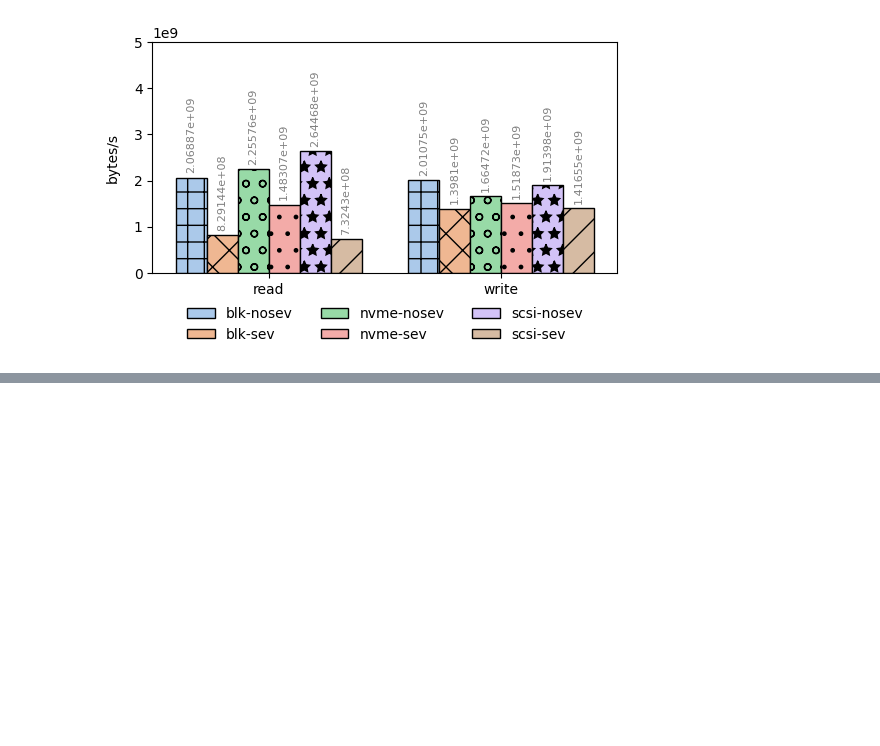
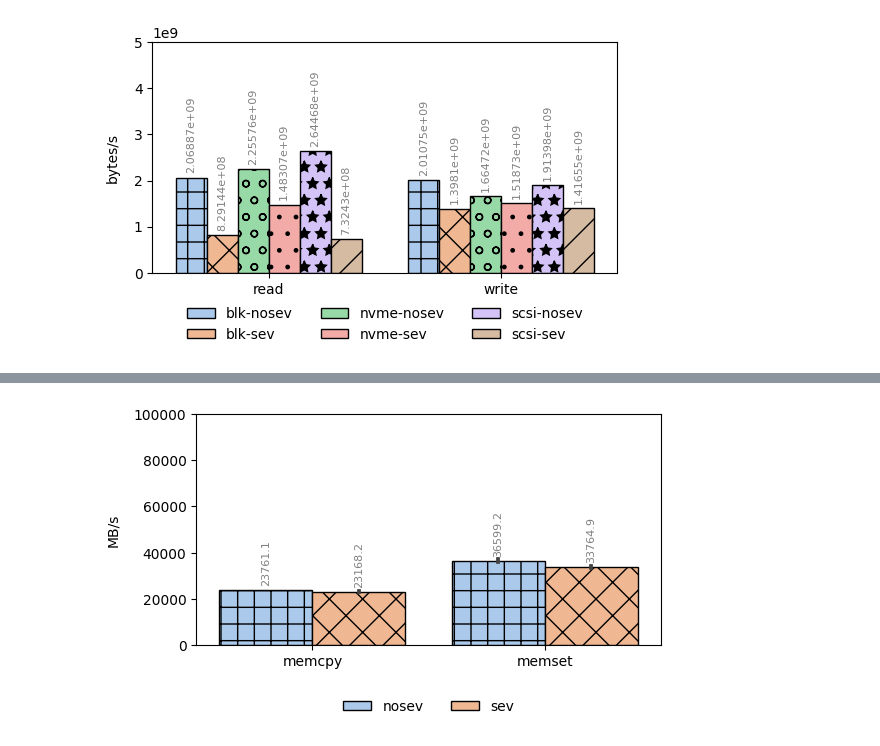
Before and after one commit to rcastellotti/gr, a Jupyter notebook: main.ipynb, the cells around one changed output, grey strips where cells are left out. Drawn from its saved outputs; the diff is of its cells as text; code cells hidden in the pictures; blank space fills up the shorter version.

```diff
--- a/main.ipynb
+++ b/main.ipynb
@@ -71,0 +76,4 @@ plot_ratios("benchmarks/iops-ratios.csv")
+# %%
+plot("benchmarks/tmb.csv", title="tinymembenchmark", ylim=100000, ylabel="MB/s")
+# %% [output]
+[figure, added]
```
Also changed, not shown: parts of 3 cells of this notebook, 15 other files.
